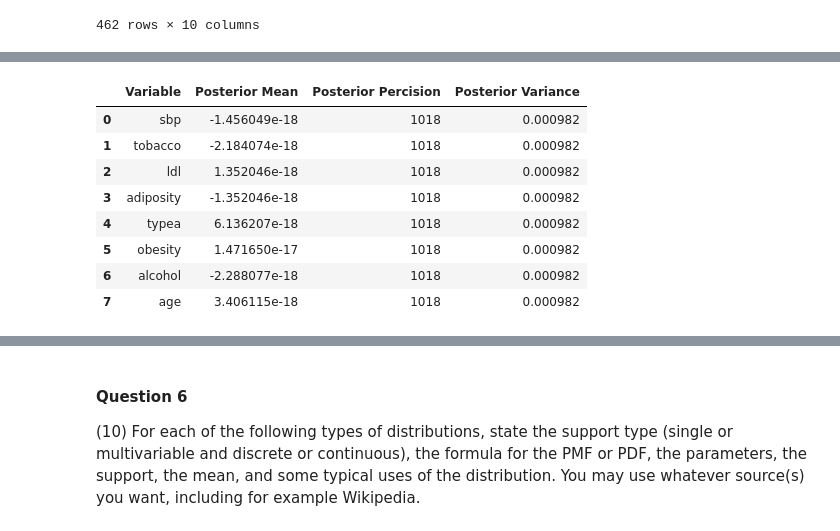
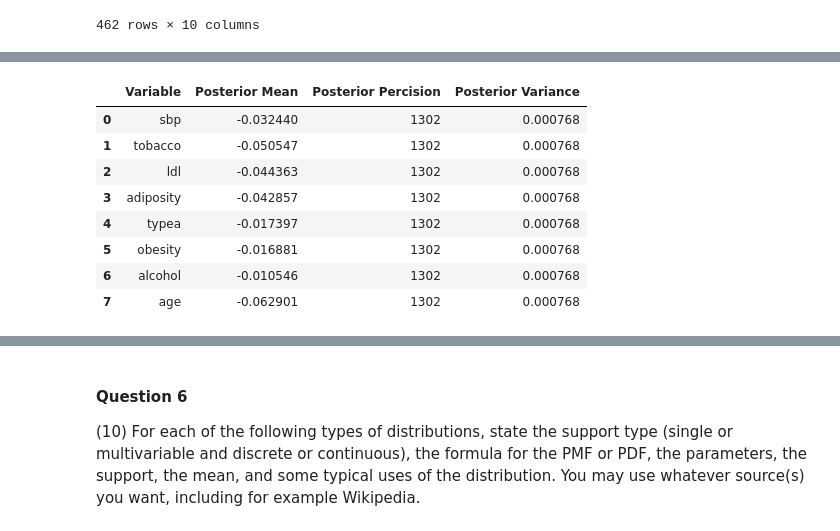
Before and after one commit to hyunsukr/DS6040-Bayesian-Machine-Learning, a Jupyter notebook: Module1/hw1.ipynb, the cells around one changed output, grey strips where cells are left out. Saved outputs shown, nothing was run; the diff lists cells and outputs as text; code cells hidden in the pictures.

```diff
--- a/Module1/hw1.ipynb
+++ b/Module1/hw1.ipynb
@@ -214,0 +222,6 @@ books
+# %%
+k_art = len(books[books["ArtBooks"]>0])
+k_history = len(books[books["HistoryBooks"]>0])
+k_table = len(books[books["TableBooks"]>0])
+n = len(books)
+print(k_art, k_history, k_table, n)
@@ -257,3 +310,9 @@ cor_heart
 | 460 | 118 | 5.40 | 11.61 | 30.79 | Absent | 64 | 27.35 | 23.97 | 40 | 0 |
 | 461 | 132 | 0.00 | 4.82 | 33.41 | Present | 62 | 14.70 | 0.00 | 46 | 1 |
 462 rows × 10 columns
+# %%
+## Standardize
+cor_standard = cor_heart[["sbp", "tobacco", "ldl", "adiposity", "typea", "obesity", "alcohol", "age"]]
+cor_standard = (cor_standard - cor_standard.mean())/cor_standard.std()
+cor_standard["chd"] = cor_heart["chd"]
+cor_standard
@@ -260,4 +333,4 @@ cor_heart
 # %%
-has_cor = cor_heart[cor_heart["chd"] == 1]
+has_cor = cor_standard[cor_standard["chd"] == 1]
 has_cor
 # %% [output]
@@ -277,4 +350,4 @@ has_cor
 # %%
-no_cor = cor_heart[cor_heart["chd"] == 0]
+no_cor = cor_standard[cor_standard["chd"] == 0]
 no_cor
 # %% [output]
@@ -365,29 +398,31 @@ posterior_has_cor
 # %%
 import numpy as np
 posterior_data_no_cor = []
-for i in normal_no_cor.columns:
-    # when we use conjugate priors, we only need to use Python like a simple calculator
-    xbar = np.average(normal_no_cor[i])
-    tau0 = 1000 # chosen hyperparameter
-    ## Pick a high tau0 because we know that the variance should be 0, which means a high tau0
-    mu0 = 0  # chosen hyperparameter
-    tau = 1 # assumed known
-    # "getting" the posterior is simply invoking the formula
-    posterior_mean = xbar*(n*tau/(tau0 + n*tau )) + mu0*(tau0/(tau0 + n*tau ))
-    posterior_precision = tau0 + n*tau
-    posterior_variance = 1/posterior_precision
-    posterior_data_no_cor.append([i, posterior_mean, posterior_precision, posterior_variance])
+for i in no_cor.columns:
+    if i != "chd":
+        n = len(no_cor)
+        # when we use conjugate priors, we only need to use Python like a simple calculator
+        xbar = np.average(no_cor[i])
+        tau0 = 1000 # chosen hyperparameter
+        ## Pick a high tau0 because we know that the variance should be 0, which means a high tau0
+        mu0 = 0  # chosen hyperparameter
+        tau = 1 # assumed known
+        # "getting" the posterior is simply invoking the formula
+        posterior_mean = xbar*(n*tau/(tau0 + n*tau )) + mu0*(tau0/(tau0 + n*tau ))
+        posterior_precision = tau0 + n*tau
+        posterior_variance = 1/posterior_precision
+        posterior_data_no_cor.append([i, posterior_mean, posterior_precision, posterior_variance])
 
 posterior_no_cor = pd.DataFrame(posterior_data_no_cor)
 posterior_no_cor.columns = ['Variable', 'Posterior Mean', 'Posterior Percision', 'Posterior Variance']
 posterior_no_cor
 # %% [output]
 |  | Variable | Posterior Mean | Posterior Percision | Posterior Variance |
-| 0 | sbp | -1.456049e-18 | 1018 | 0.000982 |
-| 1 | tobacco | -2.184074e-18 | 1018 | 0.000982 |
-| 2 | ldl | 1.352046e-18 | 1018 | 0.000982 |
-| 3 | adiposity | -1.352046e-18 | 1018 | 0.000982 |
-| 4 | typea | 6.136207e-18 | 1018 | 0.000982 |
-| 5 | obesity | 1.471650e-17 | 1018 | 0.000982 |
-| 6 | alcohol | -2.288077e-18 | 1018 | 0.000982 |
-| 7 | age | 3.406115e-18 | 1018 | 0.000982 |
+| 0 | sbp | -0.032440 | 1302 | 0.000768 |
+| 1 | tobacco | -0.050547 | 1302 | 0.000768 |
+| 2 | ldl | -0.044363 | 1302 | 0.000768 |
+| 3 | adiposity | -0.042857 | 1302 | 0.000768 |
+| 4 | typea | -0.017397 | 1302 | 0.000768 |
+| 5 | obesity | -0.016881 | 1302 | 0.000768 |
+| 6 | alcohol | -0.010546 | 1302 | 0.000768 |
+| 7 | age | -0.062901 | 1302 | 0.000768 |
```
Also changed, not shown: parts of 17 cells of this notebook.
